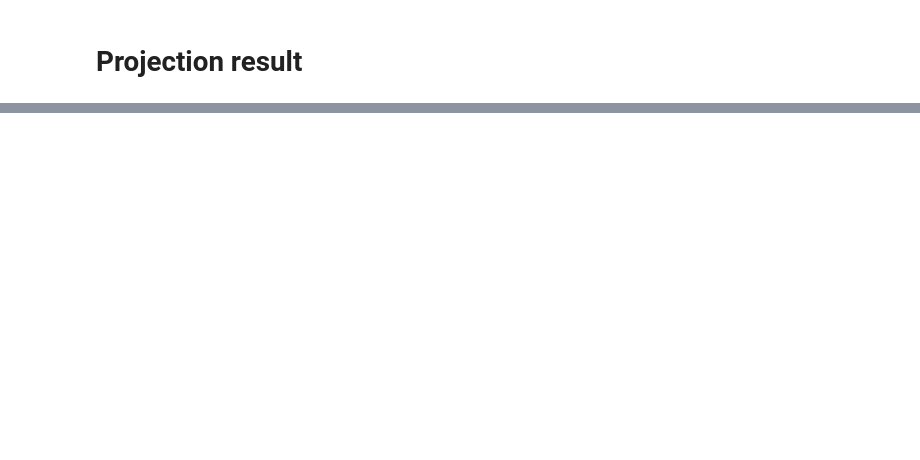
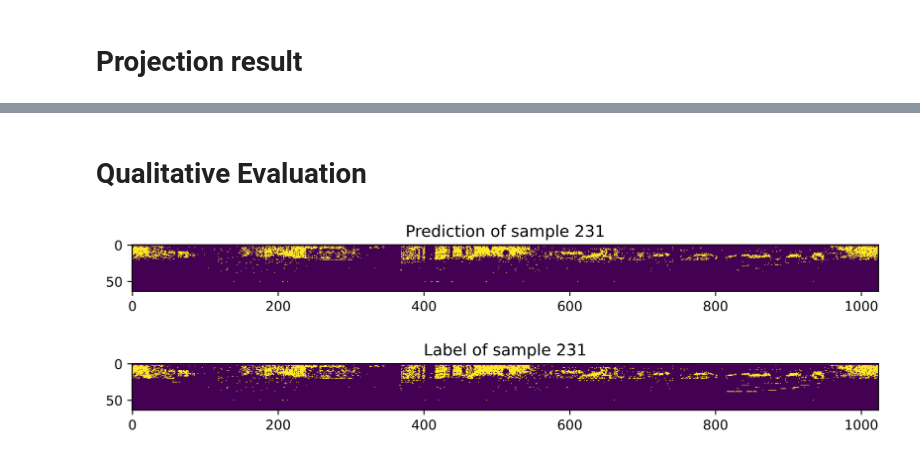
Before and after one commit to Pooriya-Kh/Lidar-WNet, a Jupyter notebook: WeatherNet.ipynb, the cells around one changed output, grey strips where cells are left out. Saved outputs shown, nothing was run; the diff lists cells and outputs as text; code cells hidden in the pictures; blank space fills up the shorter version.

```diff
--- a/WeatherNet.ipynb
+++ b/WeatherNet.ipynb
@@ -87,0 +302,14 @@ torch.Size([16, 3, 64, 1024])
+# %% [markdown]
+# Qualitative Evaluation
+# %%
+# Select a random rample for evaluation
+idx = randint(0, labels.shape[0])
+
+fig, axes = plt.subplots(figsize=(10,3), nrows=2, dpi=1000)
+axes[0].imshow(preds[idx].cpu().squeeze())
+axes[0].set_title(f"Prediction of sample {idx}");
+
+axes[1].imshow(labels[idx].cpu().squeeze())
+axes[1].set_title(f"Label of sample {idx}");
+# %% [output]
+[figure, added]
```
Also changed, not shown: parts of 24 cells of this notebook, 10 other files.
